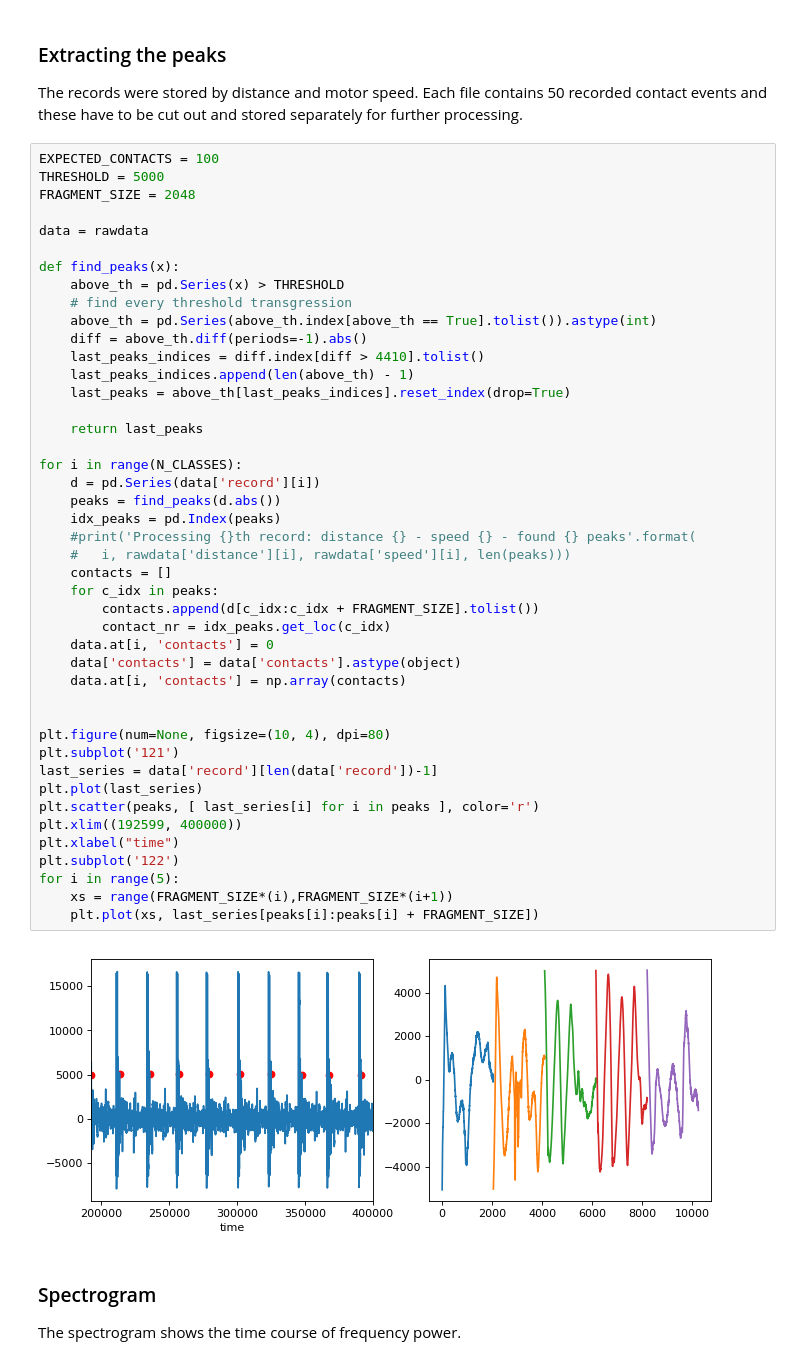
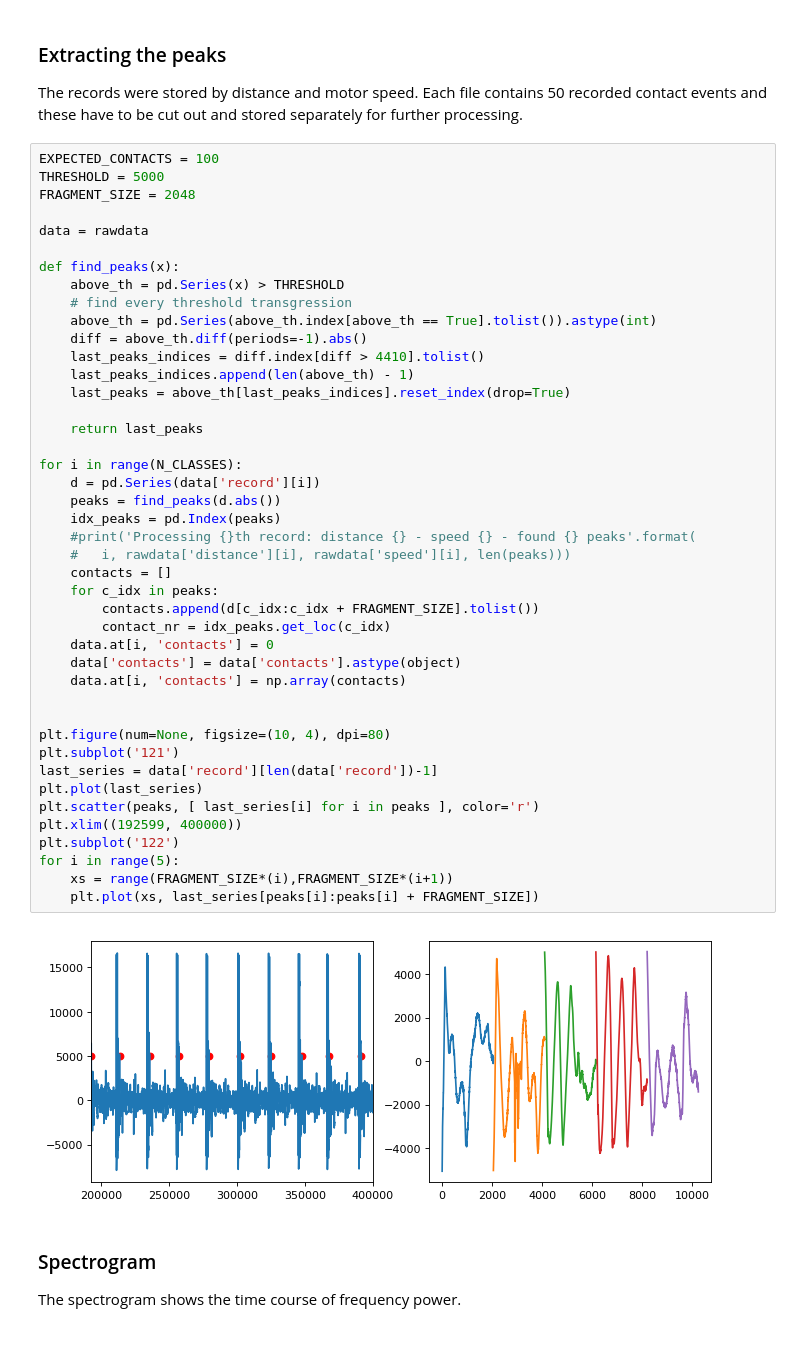
Before and after one commit to LucaHermes/PiezoAntenna, a Jupyter notebook: Piezo Antenna.ipynb, the cells around one changed output. Saved outputs shown, nothing was run; the diff lists cells and outputs as text.

```diff
--- a/Piezo Antenna.ipynb
+++ b/Piezo Antenna.ipynb
@@ -106,35 +106,34 @@ def find_peaks(x):
     last_peaks = above_th[last_peaks_indices].reset_index(drop=True)
 
     return last_peaks
 
 for i in range(N_CLASSES):
     d = pd.Series(data['record'][i])
     peaks = find_peaks(d.abs())
     idx_peaks = pd.Index(peaks)
     #print('Processing {}th record: distance {} - speed {} - found {} peaks'.format(
     #   i, rawdata['distance'][i], rawdata['speed'][i], len(peaks)))
     contacts = []
     for c_idx in peaks:
         contacts.append(d[c_idx:c_idx + FRAGMENT_SIZE].tolist())
         contact_nr = idx_peaks.get_loc(c_idx)
     data.at[i, 'contacts'] = 0
     data['contacts'] = data['contacts'].astype(object)
     data.at[i, 'contacts'] = np.array(contacts)
 
 
 plt.figure(num=None, figsize=(10, 4), dpi=80)
 plt.subplot('121')
 last_series = data['record'][len(data['record'])-1]
 plt.plot(last_series)
 plt.scatter(peaks, [ last_series[i] for i in peaks ], color='r')
 plt.xlim((192599, 400000))
-plt.xlabel("time")
 plt.subplot('122')
 for i in range(5):
     xs = range(FRAGMENT_SIZE*(i),FRAGMENT_SIZE*(i+1))
     plt.plot(xs, last_series[peaks[i]:peaks[i] + FRAGMENT_SIZE])
 # %% [output]
-[figure, old version]
+[figure, new version]
 # %% [markdown]
 ### Spectrogram
 
```
Also changed, not shown: parts of 2 cells of this notebook.
